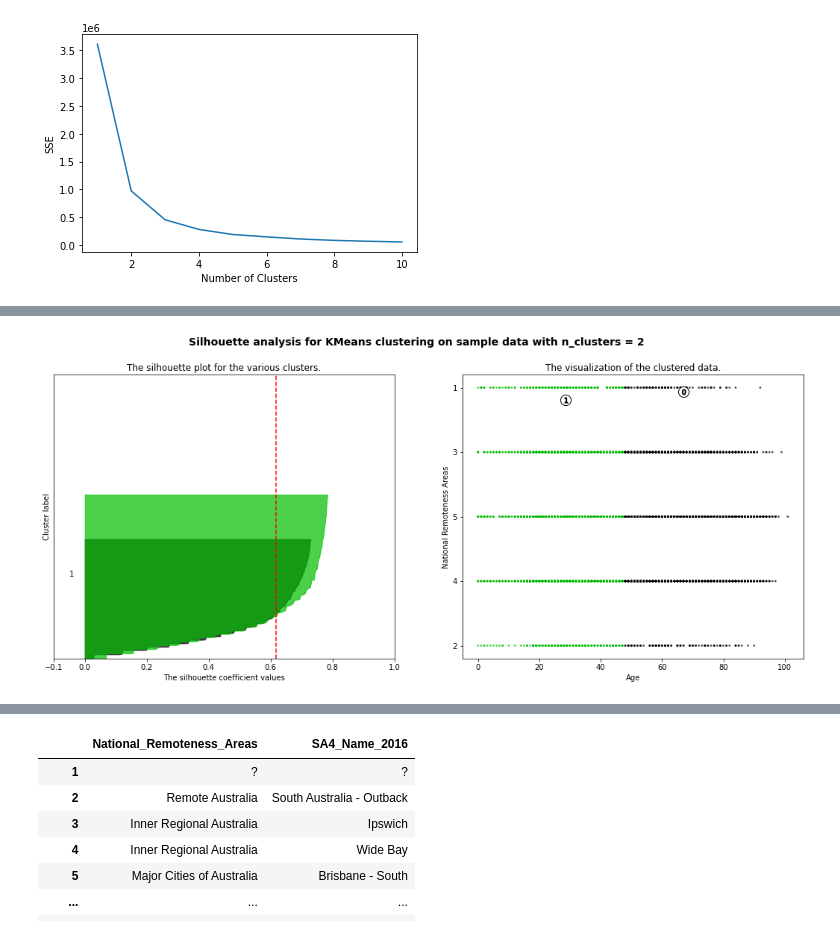
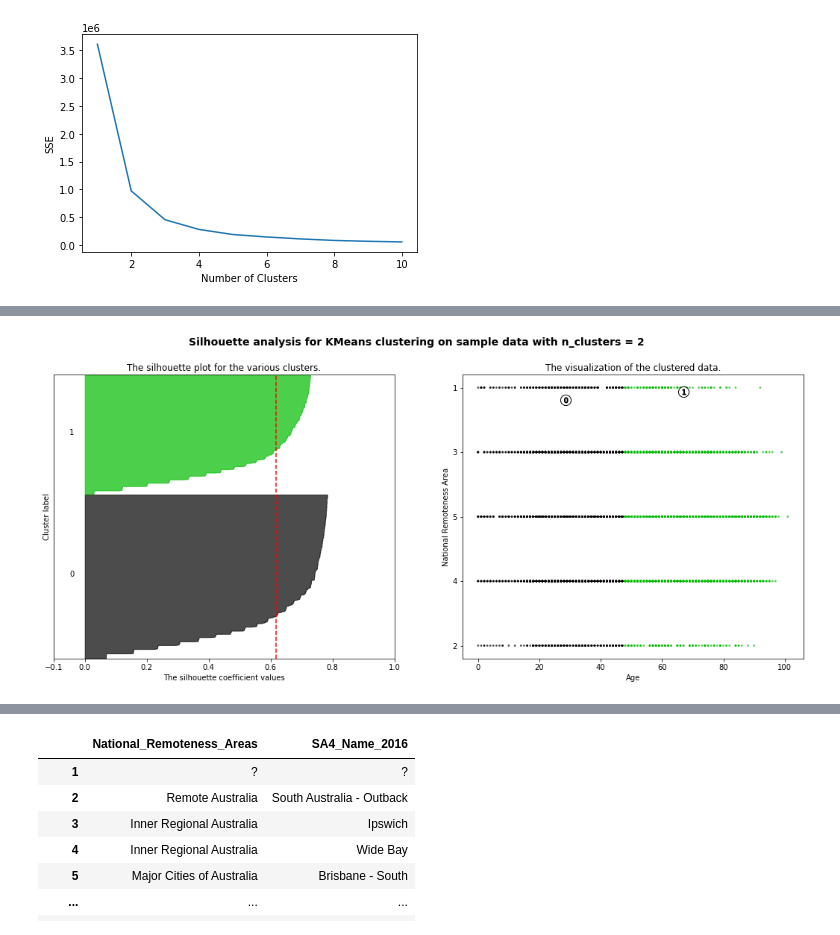
Before and after one commit to cooper-plath/CP3403DataMining, a Jupyter notebook: Dataset_CP3403_Adam_Edgar.ipynb, the cells around one changed output, grey strips where cells are left out. Cells and saved outputs as stored; diff of their text form; code cells hidden in the pictures.

Commit message:
Fixed K-Means Graph to be spread across graph,

```diff
--- a/Dataset_CP3403_Adam_Edgar.ipynb
+++ b/Dataset_CP3403_Adam_Edgar.ipynb
@@ -160,28 +160,28 @@ Text(0, 0.5, 'SSE')
 X = data3
 # %%
 range_n_clusters = [2, 3, 4, 5, 6]
+
 for n_clusters in range_n_clusters:
-# Create a subplot with 1 row and 2 columns
+    # Create a subplot with 1 row and 2 columns
     fig, (ax1, ax2) = plt.subplots(1, 2)
     fig.set_size_inches(18, 7)
-# The 1st subplot is the silhouette plot
-# The silhouette coefficient can range from -1, 1 but in this example all
-# lie within [-0.1, 1]
 
+    # The 1st subplot is the silhouette plot
+    # The silhouette coefficient can range from -1, 1 but in this example all
+    # lie within [-0.1, 1]
     ax1.set_xlim([-0.1, 1])
-# The (n_clusters+1)*10 is for inserting blank space between silhouette
-# plots of individual clusters, to demarcate them clearly.
+    # The (n_clusters+1)*10 is for inserting blank space between silhouette
+    # plots of individual clusters, to demarcate them clearly.
+    ax1.set_ylim([0, len(X) + (n_clusters + 1) * 10])
 
-    ax1.set_ylim([0, len(X) + (n_clusters + 1) * 10])
-# Initialize the clusterer with n_clusters value and a random generator
-# seed of 10 for reproducibility.
-
+    # Initialize the clusterer with n_clusters value and a random generator
+    # seed of 10 for reproducibility.
     clusterer = KMeans(n_clusters=n_clusters, random_state=10)
     cluster_labels = clusterer.fit_predict(X)
-# The silhouette_score gives the average value for all the samples.
-# This gives a perspective into the density and separation of the formed
-# clusters
 
+    # The silhouette_score gives the average value for all the samples.
+    # This gives a perspective into the density and separation of the formed
+    # clusters
     silhouette_avg = silhouette_score(X, cluster_labels)
     print(
         "For n_clusters =",
@@ -189,18 +189,21 @@ for n_clusters in range_n_clusters:
         "The average silhouette_score is :",
         silhouette_avg,
     )
-# Compute the silhouette scores for each sample
 
+    # Compute the silhouette scores for each sample
     sample_silhouette_values = silhouette_samples(X, cluster_labels)
+
     y_lower = 10
     for i in range(n_clusters):
-    # Aggregate the silhouette scores for samples belonging to
-    # cluster i, and sort them
-        ith_cluster_silhouette_values = sample_silhouette_values[cluster_labels
-        == i]
+        # Aggregate the silhouette scores for samples belonging to
+        # cluster i, and sort them
+        ith_cluster_silhouette_values = sample_silhouette_values[cluster_labels == i]
+
         ith_cluster_silhouette_values.sort()
+
         size_cluster_i = ith_cluster_silhouette_values.shape[0]
         y_upper = y_lower + size_cluster_i
+
         color = cm.nipy_spectral(float(i) / n_clusters)
         ax1.fill_betweenx(
             np.arange(y_lower, y_upper),
@@ -209,46 +212,57 @@ for n_clusters in range_n_clusters:
             facecolor=color,
             edgecolor=color,
             alpha=0.7,
-            )
+        )
+
         # Label the silhouette plots with their cluster numbers at the middle
-    ax1.text(-0.05, y_lower + 0.5 * size_cluster_i, str(i))
-    # Compute the new y_lower for next plot
-    y_lower = y_upper + 10 # 10 for the 0 samples
+        ax1.text(-0.05, y_lower + 0.5 * size_cluster_i, str(i))
+
+        # Compute the new y_lower for next plot
+        y_lower = y_upper + 10  # 10 for the 0 samples
+
     ax1.set_title("The silhouette plot for the various clusters.")
     ax1.set_xlabel("The silhouette coefficient values")
     ax1.set_ylabel("Cluster label")
+
     # The vertical line for average silhouette score of all the values
     ax1.axvline(x=silhouette_avg, color="red", linestyle="--")
-    ax1.set_yticks([]) # Clear the yaxis labels / ticks
+
+    ax1.set_yticks([])  # Clear the yaxis labels / ticks
     ax1.set_xticks([-0.1, 0, 0.2, 0.4, 0.6, 0.8, 1])
+
     # 2nd Plot showing the actual clusters formed
     colors = cm.nipy_spectral(cluster_labels.astype(float) / n_clusters)
     ax2.scatter(
-    X.iloc[:, 0], X.iloc[:, 1], marker=".", s=30, lw=0, alpha=0.7, c=colors,
-    edgecolor="k"
+        X.iloc[:, 0], X.iloc[:, 1], marker=".", s=30, lw=0, alpha=0.7, c=colors, edgecolor="k"
     )
-    # Labelling the clusters
+
+    # Labeling the clusters
     centers = clusterer.cluster_centers_
     # Draw white circles at cluster centers
     ax2.scatter(
-    centers[:, 0],
-    centers[:, 1],
-    marker="o",
-    c="white",
-    alpha=1,
-    s=200,
-    edgecolor="k",
+        centers[:, 0],
+        centers[:, 1],
+        marker="o",
+        c="white",
+        alpha=1,
+        s=200,
+        edgecolor="k",
     )
+
     for i, c in enumerate(centers):
         ax2.scatter(c[0], c[1], marker="$%d$" % i, alpha=1, s=50, edgecolor="k")
+
     ax2.set_title("The visualization of the clustered data.")
     ax2.set_xlabel("Age")
-    ax2.set_ylabel("National Remoteness Areas")
-    plt.suptitle("Silhouette analysis for KMeans clustering on sample data with n_clusters = %d"
-    % n_clusters,
-    fontsize=14,
-    fontweight="bold",
+    ax2.set_ylabel("National Remoteness Area")
+
+    plt.suptitle(
+        "Silhouette analysis for KMeans clustering on sample data with n_clusters = %d"
+        % n_clusters,
+        fontsize=14,
+        fontweight="bold",
     )
-    plt.show()
+
+plt.show()
 # %% [output]
 For n_clusters = 2 The average silhouette_score is : 0.6171131166078397
@@ -255 +273 @@ For n_clusters = 2 The average silhouette_score is : 0.6171131166078397
-[figure, old version]
+[figure, new version]
```
Also changed, not shown: parts of 24 cells of this notebook.
